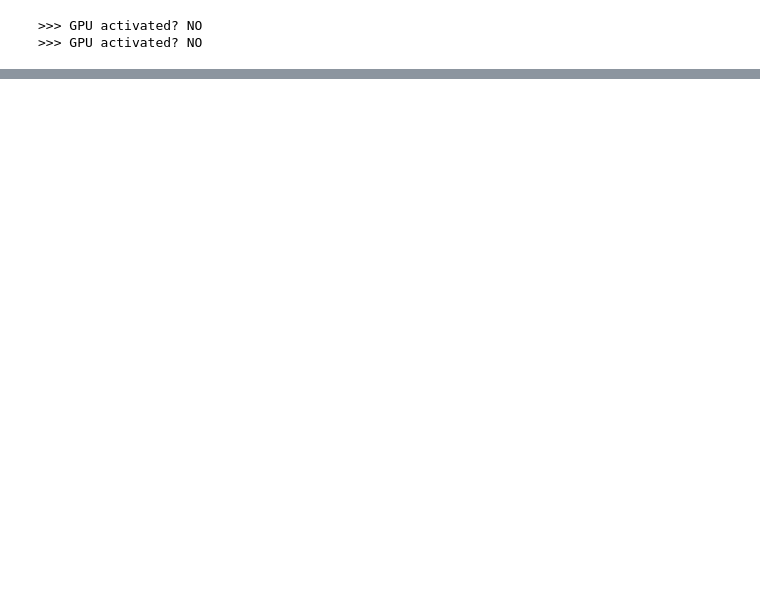
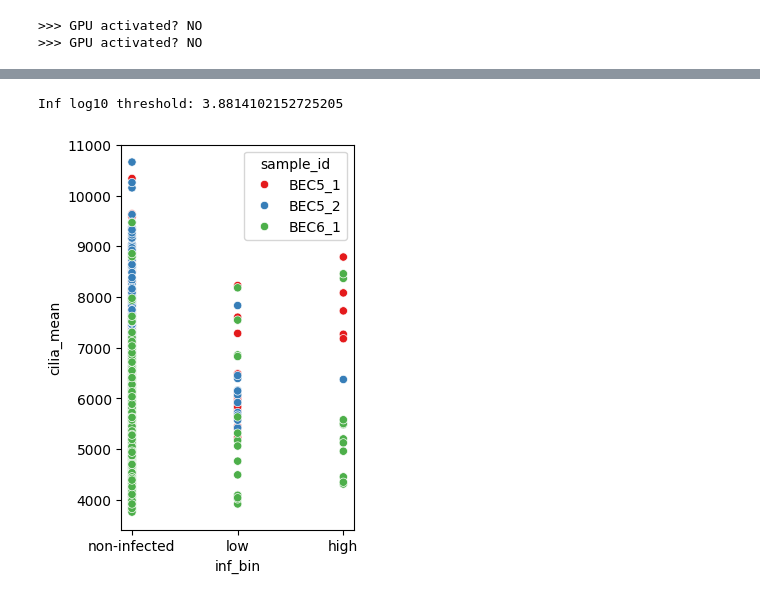
Before and after one commit to quasar1357/ivi-imaging, a Jupyter notebook: vetsuisse25_imaging_tests03.ipynb, the cells around one changed output, grey strips where cells are left out. Drawn from its saved outputs; the diff is of its cells as text; code cells hidden in the pictures; blank space fills up the shorter version.

```diff
--- a/vetsuisse25_imaging_tests03.ipynb
+++ b/vetsuisse25_imaging_tests03.ipynb
@@ -158,26 +120,0 @@ ca.df.drop(columns=["time", "date", "mode1", "mode2", "filepath"])
-# %%
-# Make cell IDs unique (continuing from previous image)
-prev_max = 0
-new_masks = []
-for i, mask in enumerate(masks):
-    new_mask = mask.copy()
-    # Add the number of cells to the DataFrame (as int)
-    new_max = mask.max()
-    print("new_max:", new_max, "prev_max:", prev_max)
-    ca.df.at[i, "num_cells"] = new_max - prev_max
-    # Make the cell IDs unique
-    new_mask += prev_max
-    new_mask[new_mask == prev_max] = 0
-
-    # Save the cell IDs in the DataFrame
-    ca.df.at[i, "cell_id_min"] = prev_max + 1
-    ca.df.at[i, "cell_id_max"] = new_max
-
-    # Set the previous max to the current max
-    prev_max = new_mask.max()
-
-    # Append the new mask to the list
-    new_masks.append(new_mask)
-
-# Save the new masks in the object
-ca.masks = new_masks
@@ -281,0 +132,2 @@ plt.show()
+# %%
+cells_df = ca.cells_df.drop(columns=["time", "date", "sample", "mode1", "mode2", "filename", "filepath", "projection_types"])
@@ -281,0 +143,17 @@ plt.show()
+# %%
+mock_inf_log10 = cells_df[cells_df["condition"].str.contains("mock")]["inf_mean_log10"]
+inf_log10_thresh = mock_inf_log10.mean() + 3 * mock_inf_log10.std()
+print(f"Inf log10 threshold: {inf_log10_thresh}")
+# %% [output]
+Inf log10 threshold: 3.8814102152725205
+# %%
+margin = 1 * mock_inf_log10.std()
+cells_df["inf_bin"] = "non-infected"
+cells_df.loc[cells_df["inf_mean_log10"] > (inf_log10_thresh - margin), "inf_bin"] = "low"
+cells_df.loc[cells_df["inf_mean_log10"] > inf_log10_thresh, "inf_bin"] = "high"
+# %%
+fig, ax = plt.subplots(figsize=(3, 5), dpi=100)
+sns.scatterplot(data=cells_df[cells_df["condition"].str.contains("MERS")], x='inf_bin', y='cilia_mean', palette="Set1", hue="sample_id", ax=ax)
+plt.show()
+# %% [output]
+[figure, added]
```
Also changed, not shown: parts of 45 cells of this notebook, 5 other files.
